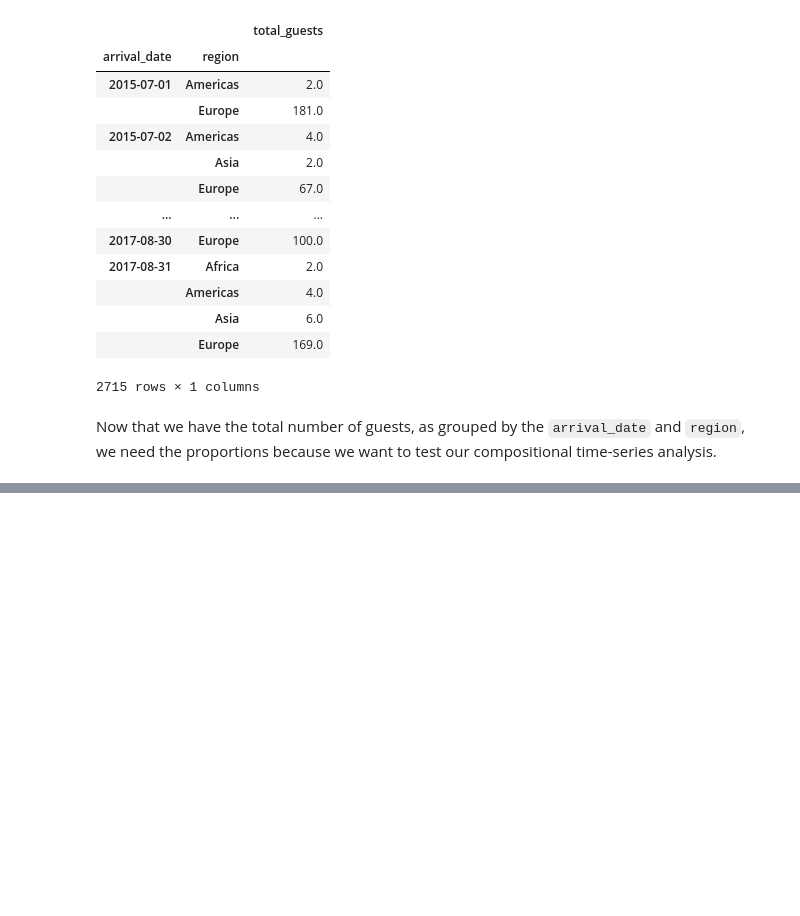
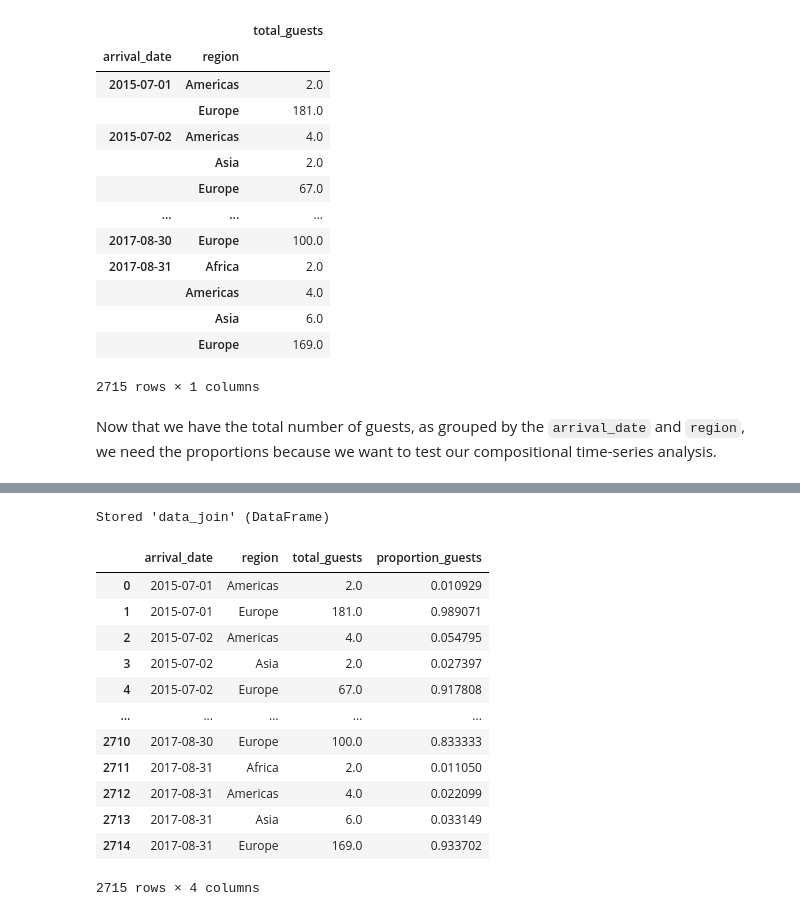
Before and after one commit to avisionh/analysis-structuralbreak, a Jupyter notebook: docs/content/features/01_01_datawrangle.ipynb, the cells around one changed output, grey strips where cells are left out. Cells and saved outputs as stored; diff of their text form; code cells hidden in the pictures; blank space fills up the shorter version.

```diff
--- a/docs/content/features/01_01_datawrangle.ipynb
+++ b/docs/content/features/01_01_datawrangle.ipynb
@@ -164,0 +162,28 @@ Stored 'data_proportion' (DataFrame)
+# %%
+# join totals with proportions
+## un-groupby so we get previous grouped index as columns
+data_total = data_total.reset_index()
+data_proportion = data_proportion.reset_index()
+## merge the two together
+data_join = pd.merge(left = data_total, right = data_proportion,
+                    how = 'inner', left_on = ('arrival_date', 'region'), right_on = ('arrival_date', 'region'),
+                    validate = 'one_to_one')
+
+# store and pass variables between notebooks
+%store data_join
+data_join
+# %% [output]
+Stored 'data_join' (DataFrame)
+|  | arrival_date | region | total_guests | proportion_guests |
+| 0 | 2015-07-01 | Americas | 2.0 | 0.010929 |
+| 1 | 2015-07-01 | Europe | 181.0 | 0.989071 |
+| 2 | 2015-07-02 | Americas | 4.0 | 0.054795 |
+| 3 | 2015-07-02 | Asia | 2.0 | 0.027397 |
+| 4 | 2015-07-02 | Europe | 67.0 | 0.917808 |
+| ... | ... | ... | ... | ... |
+| 2710 | 2017-08-30 | Europe | 100.0 | 0.833333 |
+| 2711 | 2017-08-31 | Africa | 2.0 | 0.011050 |
+| 2712 | 2017-08-31 | Americas | 4.0 | 0.022099 |
+| 2713 | 2017-08-31 | Asia | 6.0 | 0.033149 |
+| 2714 | 2017-08-31 | Europe | 169.0 | 0.933702 |
+2715 rows × 4 columns
```
Also changed, not shown: parts of 2 cells of this notebook, 1 other file.
